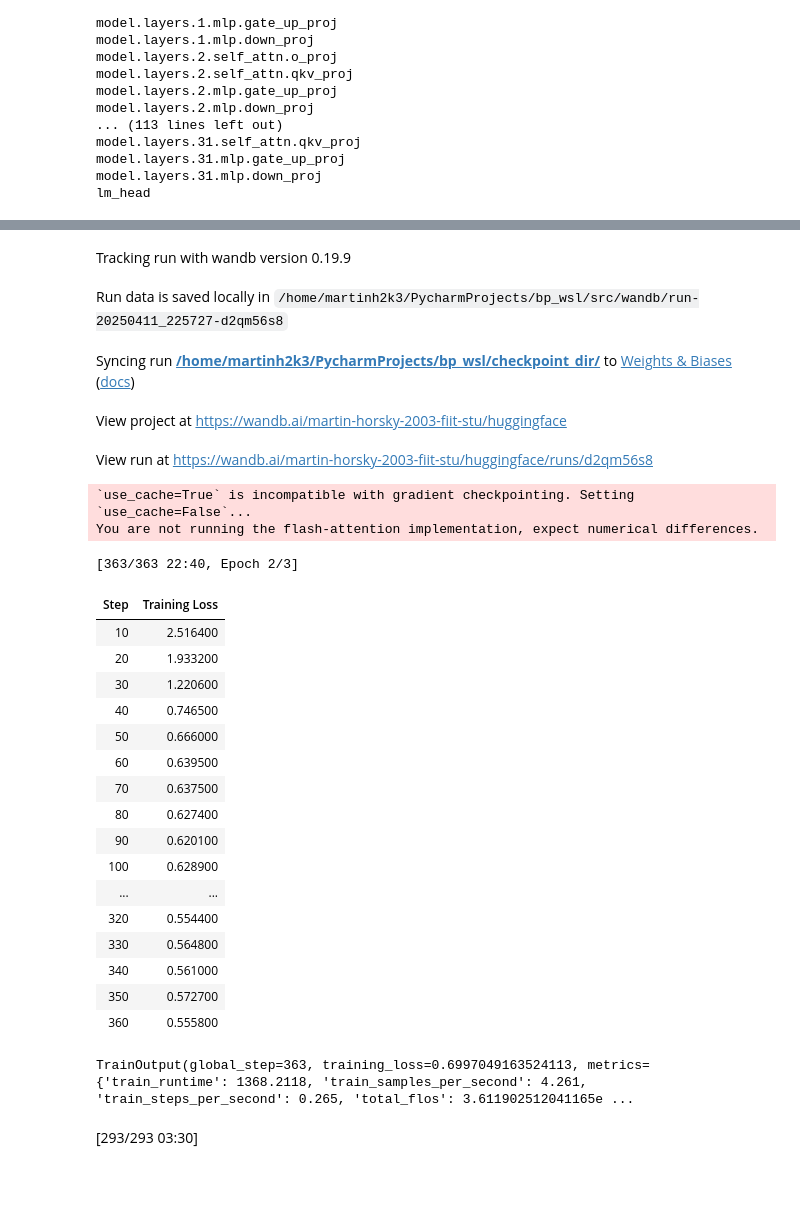
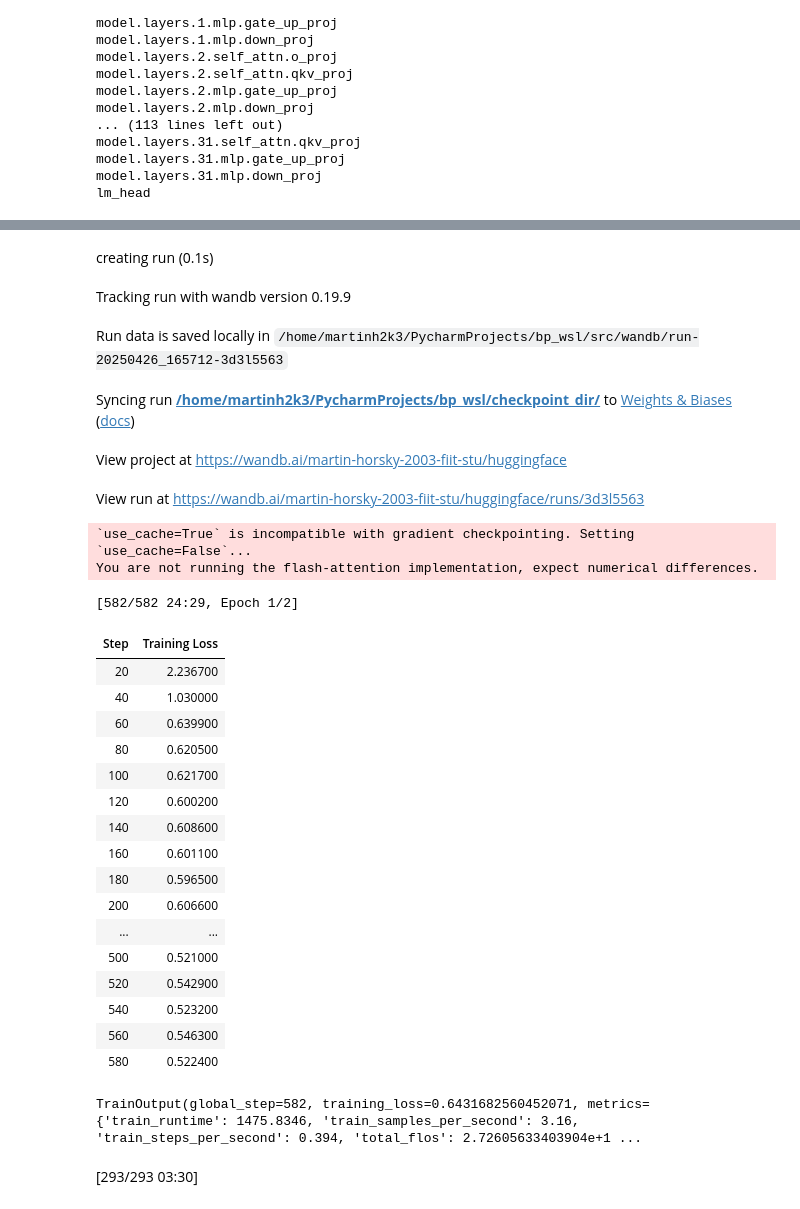
Before and after one commit to MartinH2k3/SLM-NER, a Jupyter notebook: src/nuextract_test.ipynb, the cells around one changed output, grey strips where cells are left out. Saved outputs shown, nothing was run; the diff lists cells and outputs as text; code cells hidden in the pictures; blank space fills up the shorter version.

```diff
--- a/src/nuextract_test.ipynb
+++ b/src/nuextract_test.ipynb
@@ -119,10 +119,10 @@ model.layers.31.mlp.down_proj
 lm_head
 # %%
 peft_config = LoraConfig(
-    r=16,
-    lora_alpha=16,
+    r=4,
+    lora_alpha=32,
     target_modules=['gate_up_proj', 'down_proj', 'qkv_proj', 'o_proj'],
-    lora_dropout=0.05,
+    lora_dropout=0.3935,
     bias="none",
     task_type="CAUSAL_LM"
 )
@@ -130,16 +130,16 @@ peft_config = LoraConfig(
 trainer = SFTTrainer(
     model=model,
     args=SFTConfig(
-        per_device_train_batch_size=4,
+        per_device_train_batch_size=2,
         gradient_accumulation_steps=4,
-        num_train_epochs=2.5,
-        learning_rate=1e-4,
+        num_train_epochs=2,
+        learning_rate=0.0009371,
         max_seq_length=4,
         bf16=True,
         optim="adamw_8bit",
         lr_scheduler_type="cosine",
-        warmup_ratio=0.05,
-        logging_steps=10,
+        warmup_ratio=0.5784,
+        logging_steps=20,
         save_strategy="epoch",
         output_dir=checkpoint_path,
         eval_accumulation_steps=30,
@@ -156,46 +156,47 @@ trainer.train()
 /home/martinh2k3/anaconda3/envs/bp/compiler_compat/ld: cannot find -laio: No such file or directory
 collect2: error: ld returned 1 exit status
 /home/martinh2k3/anaconda3/envs/bp/compiler_compat/ld: warning: librt.so.1, needed by /usr/local/cuda/lib64/libcufile.so, not found (try using -rpath or -rpath-link)
 /home/martinh2k3/anaconda3/envs/bp/compiler_compat/ld: warning: libpthread.so.0, needed by /usr/local/cuda/lib64/libcufile.so, not found (try using -rpath or -rpath-link)
 /home/martinh2k3/anaconda3/envs/bp/compiler_compat/ld: warning: libstdc++.so.6, needed by /usr/local/cuda/lib64/libcufile.so, not found (try using -rpath or -rpath-link)
 /home/martinh2k3/anaconda3/envs/bp/compiler_compat/ld: warning: libm.so.6, needed by /usr/local/cuda/lib64/libcufile.so, not found (try using -rpath or -rpath-link)
 /home/martinh2k3/anaconda3/envs/bp/compiler_compat/ld: /usr/local/cuda/lib64/libcufile.so: undefined reference to `std::runtime_error::~runtime_error()@GLIBCXX_3.4'
 /home/martinh2k3/anaconda3/envs/bp/compiler_compat/ld: /usr/local/cuda/lib64/libcufile.so: undefined reference to `__gxx_personality_v0@CXXABI_1.3'
 /home/martinh2k3/anaconda3/envs/bp/compiler_compat/ld: /usr/local/cuda/lib64/libcufile.so: undefined reference to `std::ostream::tellp()@GLIBCXX_3.4'
 /home/martinh2k3/anaconda3/envs/bp/compiler_compat/ld: /usr/local/cuda/lib64/libcufile.so: undefined reference to `std::chrono::_V2::steady_clock::now()@GLIBCXX_3.4.19'
 /home/martinh2k3/anaconda3/envs/bp/compiler_compat/ld: /usr/local/cuda/lib64/libcufile.so: undefined reference to `std::string::_M_replace_aux(unsigned long, unsigned long, unsigned long, char)@GLIBCX ...
 /home/martinh2k3/anaconda3/envs/bp/compiler_compat/ld: /usr/local/cuda/lib64/libcufile.so: undefined reference to `typeinfo for bool@CXXABI_1.3'
 ... (181 lines left out)
 collect2: error: ld returned 1 exit status
 wandb: WARNING The `run_name` is currently set to the same value as `TrainingArguments.output_dir`. If this was not intended, please specify a different run name by setting the `TrainingArguments.run_ ...
 wandb: Using wandb-core as the SDK backend.  Please refer to https://wandb.me/wandb-core for more information.
 wandb: Currently logged in as: martin-horsky-2003 (martin-horsky-2003-fiit-stu) to https://api.wandb.ai. Use `wandb login --relogin` to force relogin
-Tracking run with wandb version 0.19.9
+creating run (0.1s)
-Run data is saved locally in /home/martinh2k3/PycharmProjects/bp_wsl/src/wandb/run-20250411_225727-d2qm56s8
+Tracking run with wandb version 0.19.9
-Syncing run /home/martinh2k3/PycharmProjects/bp_wsl/checkpoint_dir/ to Weights & Biases (docs)
+Run data is saved locally in /home/martinh2k3/PycharmProjects/bp_wsl/src/wandb/run-20250426_165712-3d3l5563
-View project at https://wandb.ai/martin-horsky-2003-fiit-stu/huggingface
+Syncing run /home/martinh2k3/PycharmProjects/bp_wsl/checkpoint_dir/ to Weights & Biases (docs)
-View run at https://wandb.ai/martin-horsky-2003-fiit-stu/huggingface/runs/d2qm56s8
+View project at https://wandb.ai/martin-horsky-2003-fiit-stu/huggingface
+View run at https://wandb.ai/martin-horsky-2003-fiit-stu/huggingface/runs/3d3l5563
 `use_cache=True` is incompatible with gradient checkpointing. Setting `use_cache=False`...
 You are not running the flash-attention implementation, expect numerical differences.
-[363/363 22:40, Epoch 2/3]
+[582/582 24:29, Epoch 1/2]
 | Step | Training Loss |
-| 10 | 2.516400 |
-| 20 | 1.933200 |
-| 30 | 1.220600 |
-| 40 | 0.746500 |
-| 50 | 0.666000 |
-| 60 | 0.639500 |
-| 70 | 0.637500 |
-| 80 | 0.627400 |
-| 90 | 0.620100 |
-| 100 | 0.628900 |
+| 20 | 2.236700 |
+| 40 | 1.030000 |
+| 60 | 0.639900 |
+| 80 | 0.620500 |
+| 100 | 0.621700 |
+| 120 | 0.600200 |
+| 140 | 0.608600 |
+| 160 | 0.601100 |
+| 180 | 0.596500 |
+| 200 | 0.606600 |
 | ... | ... |
-| 320 | 0.554400 |
-| 330 | 0.564800 |
-| 340 | 0.561000 |
-| 350 | 0.572700 |
-| 360 | 0.555800 |
+| 500 | 0.521000 |
+| 520 | 0.542900 |
+| 540 | 0.523200 |
+| 560 | 0.546300 |
+| 580 | 0.522400 |
-TrainOutput(global_step=363, training_loss=0.6997049163524113, metrics={'train_runtime': 1368.2118, 'train_samples_per_second': 4.261, 'train_steps_per_second': 0.265, 'total_flos': 3.611902512041165e ...
+TrainOutput(global_step=582, training_loss=0.6431682560452071, metrics={'train_runtime': 1475.8346, 'train_samples_per_second': 3.16, 'train_steps_per_second': 0.394, 'total_flos': 2.72605633403904e+1 ...
 # %%
 torch.cuda.empty_cache()
 # %%
```
Also changed, not shown: parts of 10 cells of this notebook, 17 other files.
